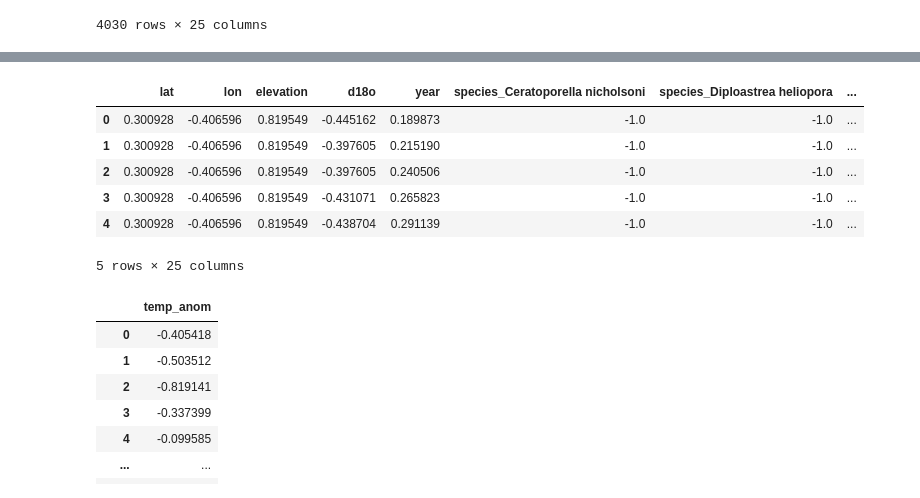
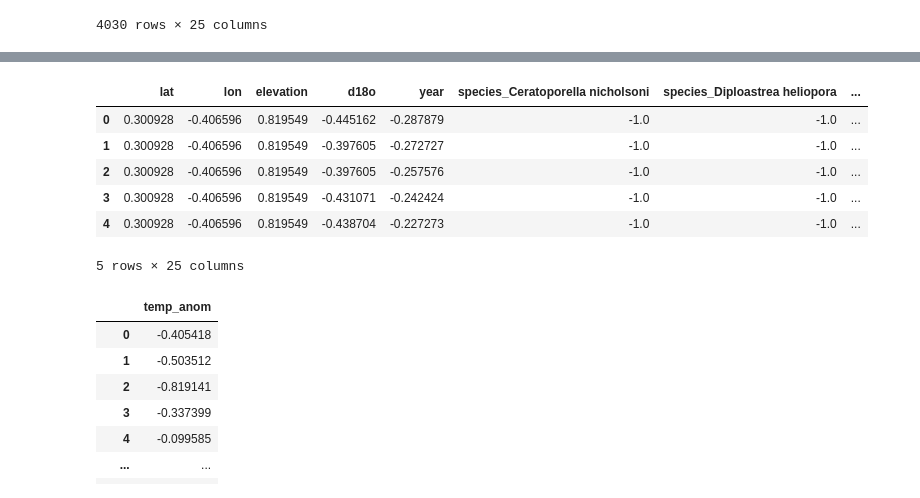
Before and after one commit to p-ai-org/p-climate, a Jupyter notebook: models/fully_connected_nn/fully_connected_1960.ipynb, the cells around one changed output, grey strips where cells are left out. Saved outputs shown, nothing was run; the diff lists cells and outputs as text; code cells hidden in the pictures.

```diff
--- a/models/fully_connected_nn/fully_connected_1960.ipynb
+++ b/models/fully_connected_nn/fully_connected_1960.ipynb
@@ -218,6 +297,6 @@ This network with a dropout layer produces a teeny loss, maybe we're overfitting
 # %%
-# predicted['index'] = actual.index
-# predicted = predicted.set_index(['index'])
-# predicted['index'] = actual.index
-# predicted = predicted.set_index(['index'])
-# predicted
+predicted_all['index'] = actual_all.index
+predicted_all = predicted_all.set_index(['index'])
+predicted_all['index'] = actual_all.index
+predicted_all = predicted_all.set_index(['index'])
+predicted_all
@@ -226,0 +318,3 @@ This network with a dropout layer produces a teeny loss, maybe we're overfitting
+# %%
+actual_v_pred_all = actual_all.join(predicted_all, how = "inner")
+actual_v_pred_all
@@ -230,4 +340,4 @@ This network with a dropout layer produces a teeny loss, maybe we're overfitting
 # %%
-# test_data_with_preds = actual_v_pred.join(X_val_and_test, how = "inner")
-# test_data_with_preds['diff'] = test_data_with_preds['temp_anom'] - test_data_with_preds['pred']
-# test_data_with_preds
+test_data_with_preds = actual_v_pred_all.join(X_val_and_test_20, how = "inner")
+test_data_with_preds['diff'] = test_data_with_preds['temp_anom'] - test_data_with_preds['pred']
+test_data_with_preds
@@ -244,10 +371,10 @@ This network with a dropout layer produces a teeny loss, maybe we're overfitting
 # %%
-# x = test_data_with_preds['d18o']
-# y = test_data_with_preds['diff']
-# plt.scatter(test_data_with_preds['d18o'], test_data_with_preds['diff'], color="purple")
-# plt.plot(np.unique(x), np.poly1d(np.polyfit(x, y, 1))(np.unique(x)))
-# plt.xlim([-1, 1])
-# plt.ylim([-1.5, 1.5])
-# plt.title('d18O v. Gridded Temperature Anomaly Error')
-# plt.xlabel('d18O')
-# plt.ylabel('Temp Error')
+x = test_data_with_preds['d18o']
+y = test_data_with_preds['diff']
+plt.scatter(test_data_with_preds['d18o'], test_data_with_preds['diff'], color="purple")
+plt.plot(np.unique(x), np.poly1d(np.polyfit(x, y, 1))(np.unique(x)))
+plt.xlim([-1, 1])
+plt.ylim([-1.5, 1.5])
+plt.title('d18O v. Gridded Temperature Anomaly Error')
+plt.xlabel('d18O')
+plt.ylabel('Temp Error')
@@ -323,17 +493,20 @@ X_past['year'] = X_past['year'].apply(lambda x: float(x))
 # %%
 scaler = preprocessing.MinMaxScaler(feature_range=(-1, 1))
+
+og_year = X_past['year']
 
 cols = X_past.columns
 d = scaler.fit_transform(X_past)
 X_past = pd.DataFrame(d, columns=cols)
+X_past['year'] = (og_year -1946)/66
 X_past.head()
 # %% [output]
 |  | lat | lon | elevation | d18o | year | species_Ceratoporella nicholsoni | species_Diploastrea heliopora | ... |
-| 0 | 0.300928 | -0.406596 | 0.819549 | -0.445162 | 0.189873 | -1.0 | -1.0 | ... |
-| 1 | 0.300928 | -0.406596 | 0.819549 | -0.397605 | 0.215190 | -1.0 | -1.0 | ... |
-| 2 | 0.300928 | -0.406596 | 0.819549 | -0.397605 | 0.240506 | -1.0 | -1.0 | ... |
-| 3 | 0.300928 | -0.406596 | 0.819549 | -0.431071 | 0.265823 | -1.0 | -1.0 | ... |
-| 4 | 0.300928 | -0.406596 | 0.819549 | -0.438704 | 0.291139 | -1.0 | -1.0 | ... |
+| 0 | 0.300928 | -0.406596 | 0.819549 | -0.445162 | -0.287879 | -1.0 | -1.0 | ... |
+| 1 | 0.300928 | -0.406596 | 0.819549 | -0.397605 | -0.272727 | -1.0 | -1.0 | ... |
+| 2 | 0.300928 | -0.406596 | 0.819549 | -0.397605 | -0.257576 | -1.0 | -1.0 | ... |
+| 3 | 0.300928 | -0.406596 | 0.819549 | -0.431071 | -0.242424 | -1.0 | -1.0 | ... |
+| 4 | 0.300928 | -0.406596 | 0.819549 | -0.438704 | -0.227273 | -1.0 | -1.0 | ... |
 5 rows × 25 columns
 # %%
 Y_past = Y_past.reset_index()
```
Also changed, not shown: parts of 59 cells of this notebook.
